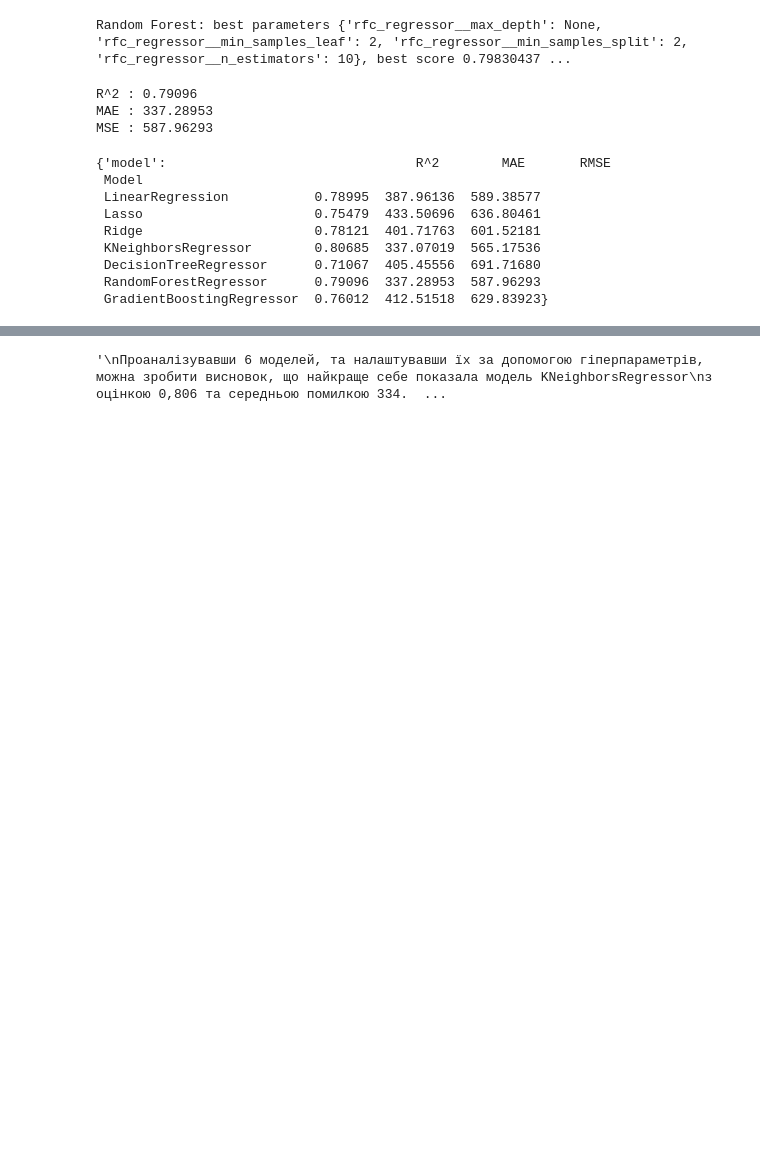
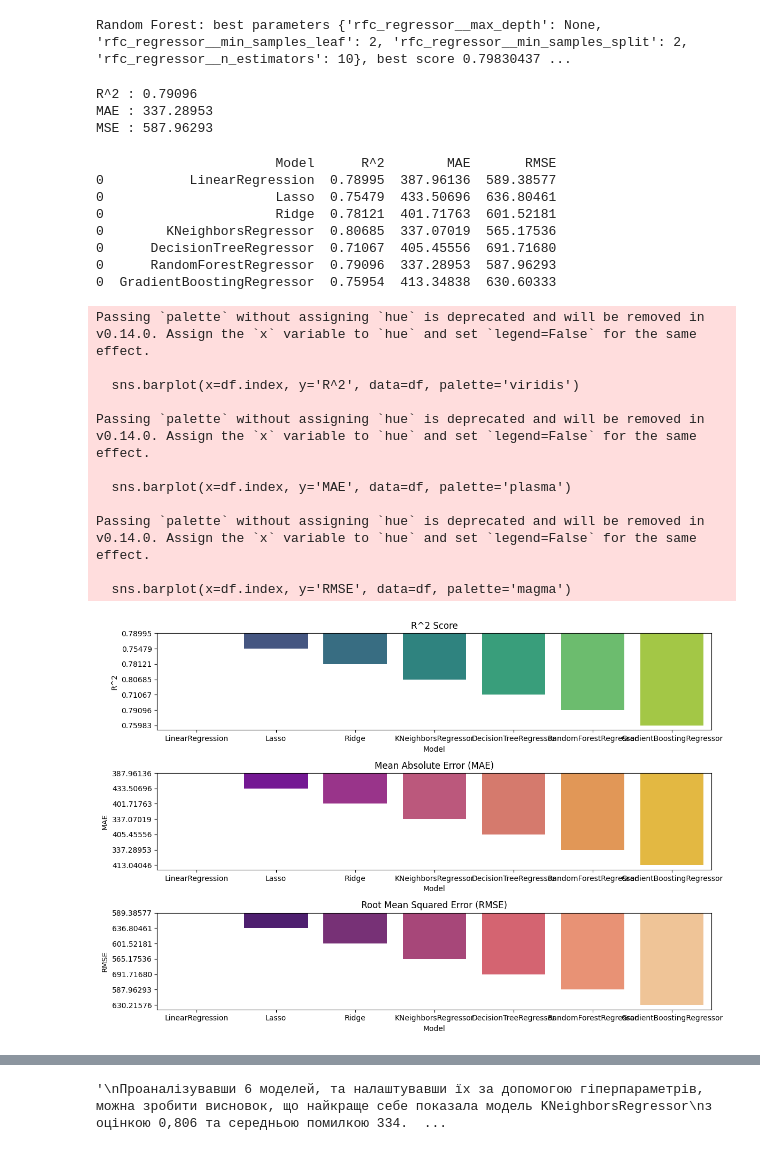
Before and after one commit to Illia061/StepProject, a Jupyter notebook: StepProject.ipynb, the cells around one changed output, grey strips where cells are left out. Saved outputs shown, nothing was run; the diff lists cells and outputs as text; code cells hidden in the pictures; blank space fills up the shorter version.

```diff
--- a/StepProject.ipynb
+++ b/StepProject.ipynb
@@ -712,16 +708,16 @@ best_params = {
 'n_neighbors': 4,
 'weights': 'distance'
 }
-model_knn = Pipeline(steps=[
+model_knr = Pipeline(steps=[
     ('preprocessor', preprocessor),
     ('knn_regressor', KNeighborsRegressor(**best_params))
 ])
 
-model_knn.fit(X_train, y_train)
-y_knn_pred = model_knn.predict(X_test)
+model_knr.fit(X_train, y_train)
+y_knn_pred = model_knr.predict(X_test)
 ''' Оценим производительность модели:
 '''
-print('R^2 : {:.5f}'.format(model_knn.score(X_test, y_test)))
+print('R^2 : {:.5f}'.format(model_knr.score(X_test, y_test)))
 print('MAE : {:.5f}'.format(sk.metrics.mean_absolute_error(y_knn_pred, y_test)))
 print('MSE : {:.5f}'.format(np.sqrt(sk.metrics.mean_squared_error(y_knn_pred, y_test))))
 # %% [output]
@@ -793,18 +789,54 @@ def getBestRegressor (X, Y):
         tmp['RMSE'] = '{:.5f}'.format(np.sqrt(sk.metrics.mean_squared_error(top_model.predict(X_test), y_test)))
         TestModels = pd.concat([TestModels, pd.DataFrame([tmp])])
 
-    TestModels.set_index('Model', inplace=True)
-    res['model'] = TestModels
-    return res
+    #TestModels.set_index('Model', inplace=True)
+    return TestModels
 # %%
-getBestRegressor(analysis_data1, analysis_data['price'])
+print(getBestRegressor(analysis_data1, analysis_data['price']))
 # %% [output]
-{'model':                                R^2        MAE       RMSE
- Model
- LinearRegression           0.78995  387.96136  589.38577
- Lasso                      0.75479  433.50696  636.80461
- Ridge                      0.78121  401.71763  601.52181
- KNeighborsRegressor        0.80685  337.07019  565.17536
- DecisionTreeRegressor      0.71067  405.45556  691.71680
- RandomForestRegressor      0.79096  337.28953  587.96293
- GradientBoostingRegressor  0.76012  412.51518  629.83923}
+                       Model      R^2        MAE       RMSE
+0           LinearRegression  0.78995  387.96136  589.38577
+0                      Lasso  0.75479  433.50696  636.80461
+0                      Ridge  0.78121  401.71763  601.52181
+0        KNeighborsRegressor  0.80685  337.07019  565.17536
+0      DecisionTreeRegressor  0.71067  405.45556  691.71680
+0      RandomForestRegressor  0.79096  337.28953  587.96293
+0  GradientBoostingRegressor  0.75954  413.34838  630.60333
+# %%
+df = pd.DataFrame(getBestRegressor(analysis_data1, analysis_data['price']))
+
+df.set_index('Model', inplace=True)
+
+# Построим графики
+plt.figure(figsize=(12, 8))
+
+# График R^2
+plt.subplot(3, 1, 1)
+sns.barplot(x=df.index, y='R^2', data=df, palette='viridis')
+plt.title('R^2 Score')
+
+# График MAE
+plt.subplot(3, 1, 2)
+sns.barplot(x=df.index, y='MAE', data=df, palette='plasma')
+plt.title('Mean Absolute Error (MAE)')
+
+# График RMSE
+plt.subplot(3, 1, 3)
+sns.barplot(x=df.index, y='RMSE', data=df, palette='magma')
+plt.title('Root Mean Squared Error (RMSE)')
+
+plt.tight_layout()
+plt.show()
+# %% [output]
+Passing `palette` without assigning `hue` is deprecated and will be removed in v0.14.0. Assign the `x` variable to `hue` and set `legend=False` for the same effect.
+
+  sns.barplot(x=df.index, y='R^2', data=df, palette='viridis')
+
+Passing `palette` without assigning `hue` is deprecated and will be removed in v0.14.0. Assign the `x` variable to `hue` and set `legend=False` for the same effect.
+
+  sns.barplot(x=df.index, y='MAE', data=df, palette='plasma')
+
+Passing `palette` without assigning `hue` is deprecated and will be removed in v0.14.0. Assign the `x` variable to `hue` and set `legend=False` for the same effect.
+
+  sns.barplot(x=df.index, y='RMSE', data=df, palette='magma')
+[figure, added]
```
Also changed, not shown: parts of 15 cells of this notebook.
